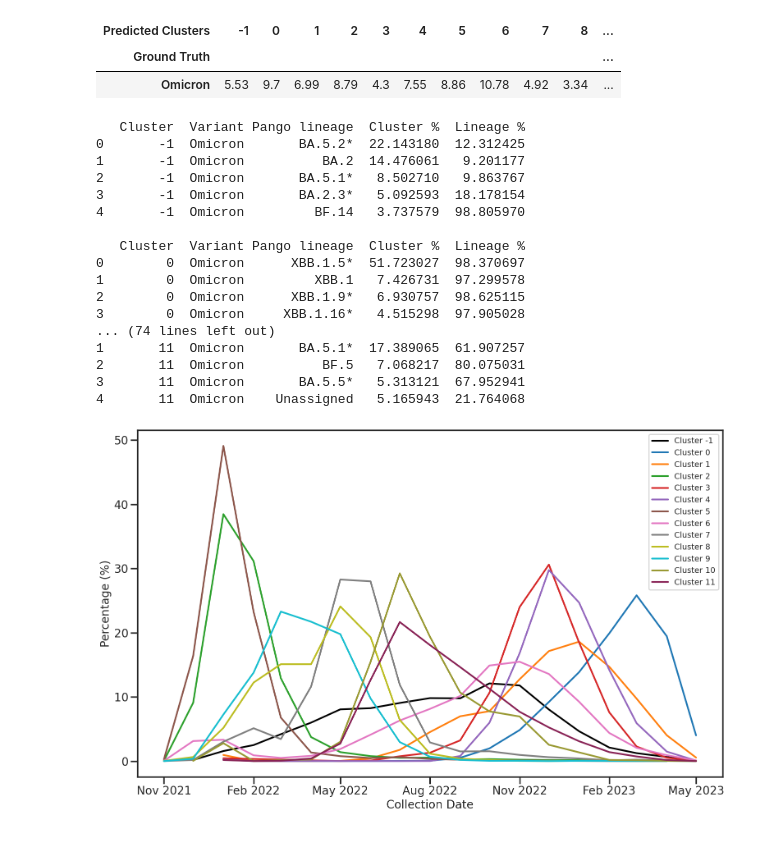
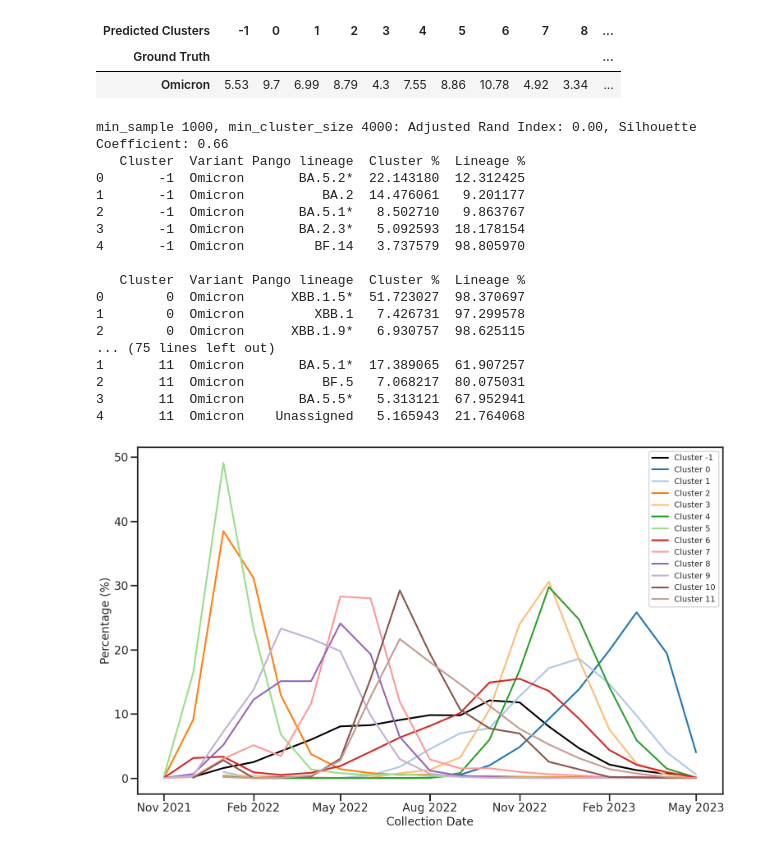
Before and after one commit to lanl/prime, a Jupyter notebook: notebooks/clustering/rbd_o/fig2-hdbscan_clustering-RBD_omicron.ipynb, the cells around one changed output. Drawn from its saved outputs; the diff is of its cells as text; code cells hidden in the pictures.

```diff
--- a/notebooks/clustering/rbd_o/fig2-hdbscan_clustering-RBD_omicron.ipynb
+++ b/notebooks/clustering/rbd_o/fig2-hdbscan_clustering-RBD_omicron.ipynb
@@ -437,34 +437,34 @@ def split_dataframe_by_cluster(df):
         # Store each group as a separate DataFrame in the dictionary
         cluster_dfs[cluster] = group.reset_index(drop=True)
 
     return cluster_dfs
 
 # Cluster info
 result = cluster_pango_lineage(plot_df, 5)
 
 clusters = result['Cluster'].unique()
 clustered_dataframes = split_dataframe_by_cluster(result)
 
 for cluster in clusters:
     print(f"{clustered_dataframes[cluster]}\n")
 
-cluster_date_collected(plot_df, save_as, "tab10")
+cluster_date_collected(plot_df, save_as, "tab20")
 # %% [output]
+min_sample 1000, min_cluster_size 4000: Adjusted Rand Index: 0.00, Silhouette Coefficient: 0.66
    Cluster  Variant Pango lineage  Cluster %  Lineage %
 0       -1  Omicron       BA.5.2*  22.143180  12.312425
 1       -1  Omicron          BA.2  14.476061   9.201177
 2       -1  Omicron       BA.5.1*   8.502710   9.863767
 3       -1  Omicron       BA.2.3*   5.092593  18.178154
 4       -1  Omicron         BF.14   3.737579  98.805970
 
    Cluster  Variant Pango lineage  Cluster %  Lineage %
 0        0  Omicron      XBB.1.5*  51.723027  98.370697
 1        0  Omicron         XBB.1   7.426731  97.299578
 2        0  Omicron      XBB.1.9*   6.930757  98.625115
-3        0  Omicron     XBB.1.16*   4.515298  97.905028
-... (74 lines left out)
+... (75 lines left out)
 1       11  Omicron       BA.5.1*  17.389065  61.907257
 2       11  Omicron          BF.5   7.068217  80.075031
 3       11  Omicron       BA.5.5*   5.313121  67.952941
 4       11  Omicron    Unassigned   5.165943  21.764068
-[figure, old version]
+[figure, new version]
```
Also changed, not shown: parts of 2 cells of this notebook, 12 other files.
